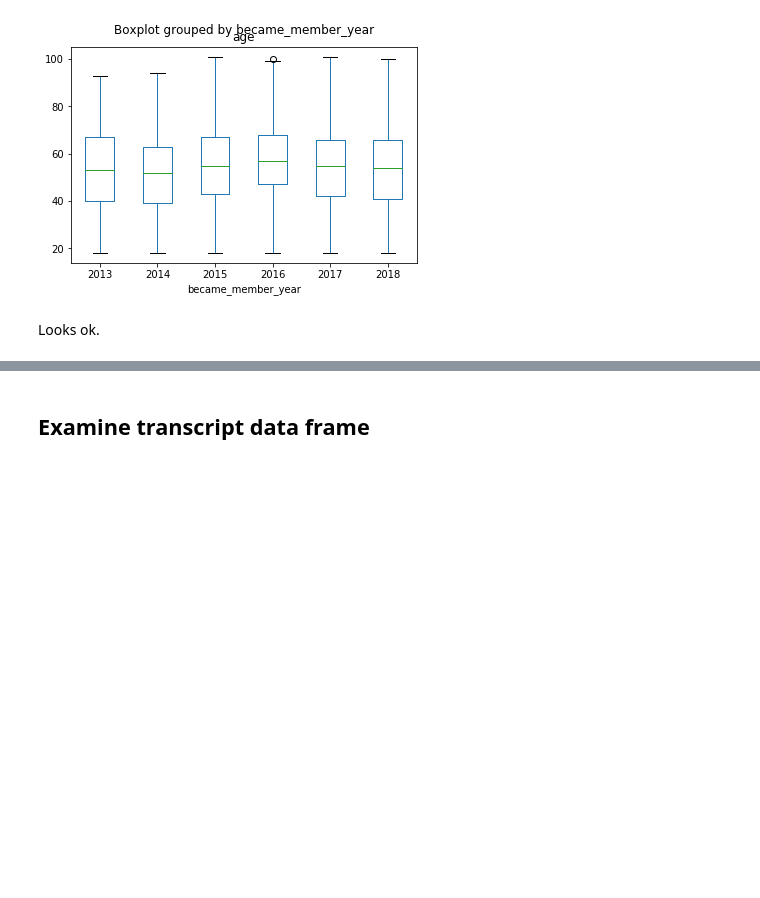
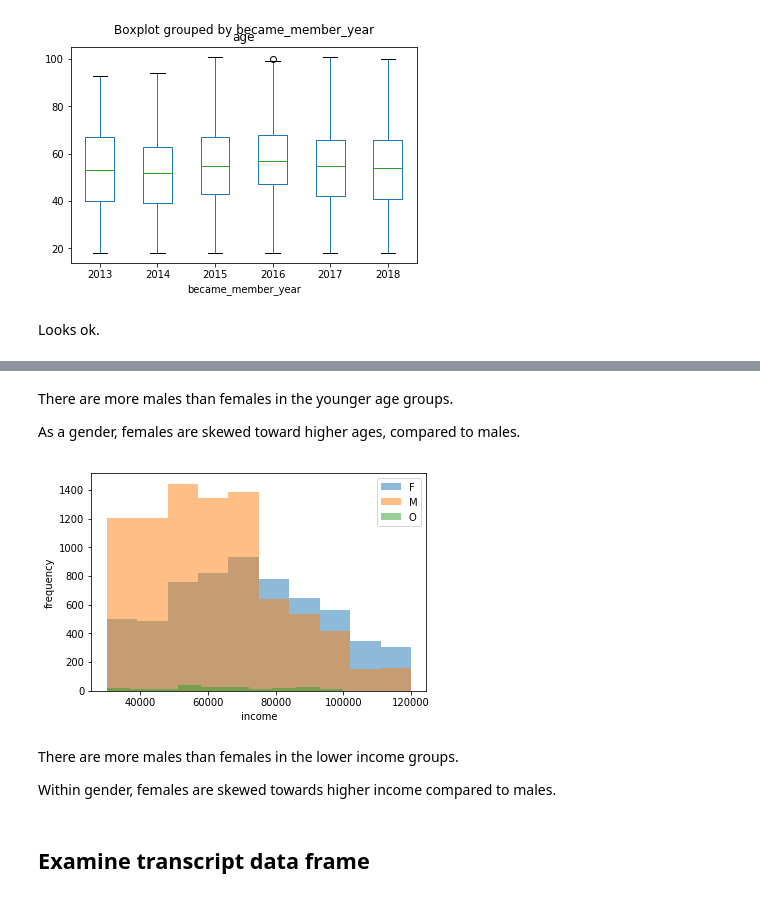
Before and after one commit to a1pat/Starbucks-Capstone, a Jupyter notebook: Starbucks_Capstone_notebook.ipynb, the cells around one changed output, grey strips where cells are left out. Drawn from its saved outputs; the diff is of its cells as text; code cells hidden in the pictures; blank space fills up the shorter version.

```diff
--- a/Starbucks_Capstone_notebook.ipynb
+++ b/Starbucks_Capstone_notebook.ipynb
@@ -341,3 +382,19 @@ Looks ok.
+# %% [markdown]
+There are more males than females in the younger age groups.
+
+As a gender, females are skewed toward higher ages, compared to males.
+# %%
+# plot income by gender
+profile.groupby('gender')['income'].plot.hist(alpha=0.5)
+plt.xlabel('income')
+plt.ylabel('frequency')
+plt.legend();
+# %% [output]
+[figure, added]
+# %% [markdown]
+There are more males than females in the lower income groups.
+
+Within gender, females are skewed towards higher income compared to males.
 # %% [markdown]
 ## Examine transcript data frame
 # %%
```
Also changed, not shown: parts of 6 cells of this notebook.
